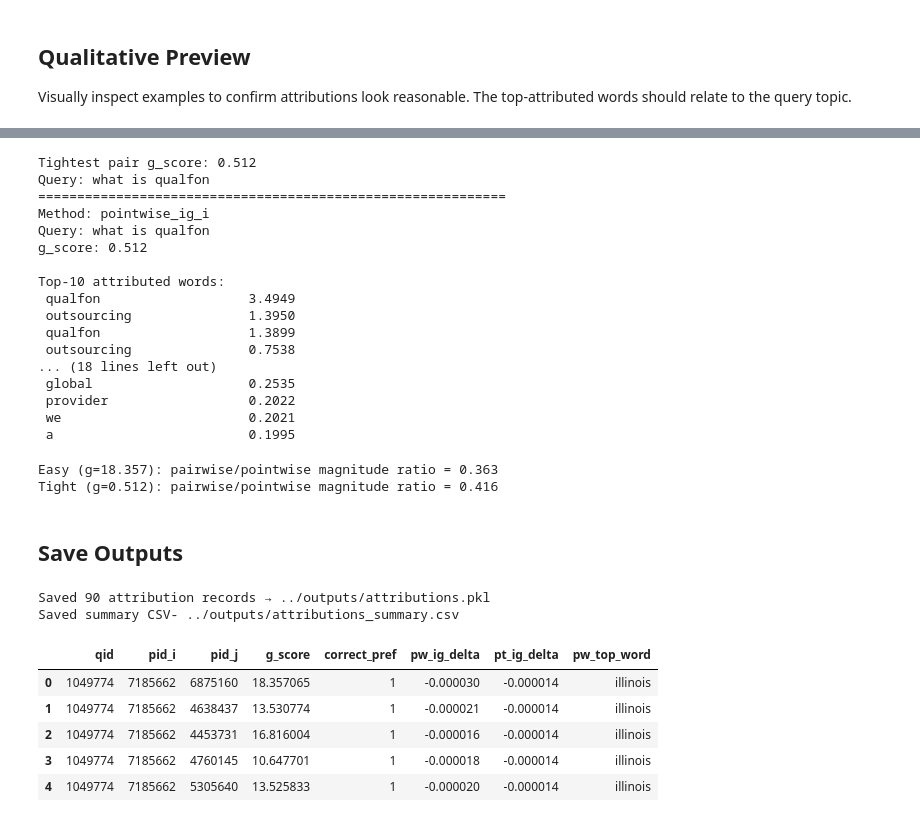
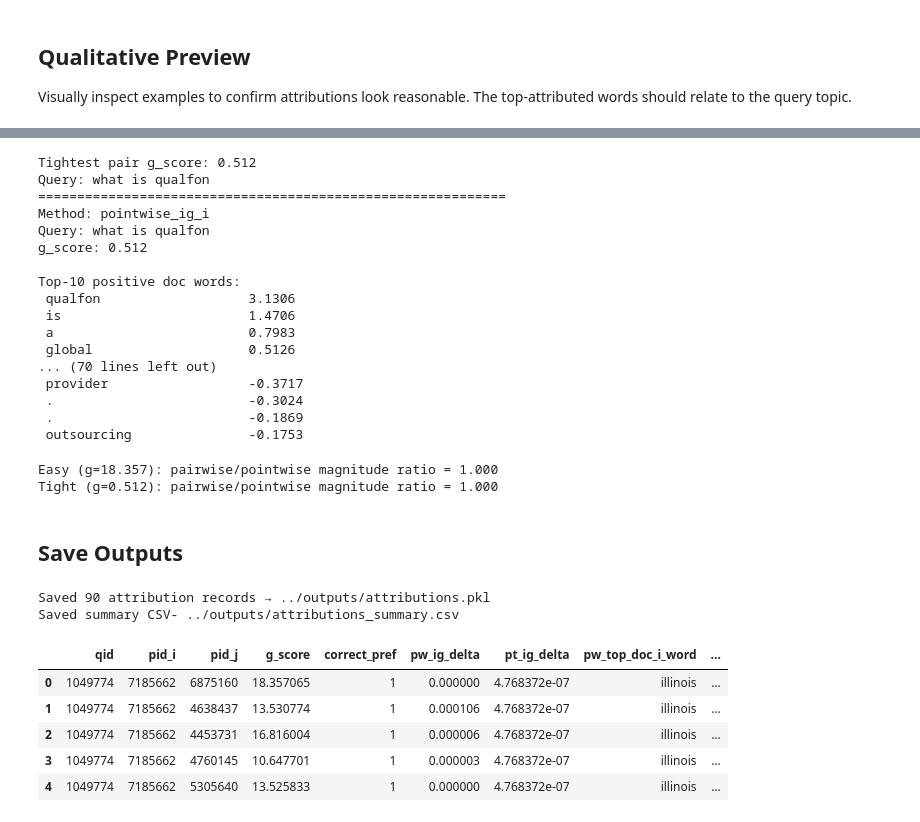
Before and after one commit to eVV44/MSc-DS-thesis, a Jupyter notebook: notebooks/integrated_gradients.ipynb, the cells around one changed output, grey strips where cells are left out. Saved outputs shown, nothing was run; the diff lists cells and outputs as text; code cells hidden in the pictures.

```diff
--- a/notebooks/integrated_gradients.ipynb
+++ b/notebooks/integrated_gradients.ipynb
@@ -24,7 +24,7 @@ from captum.attr import IntegratedGradients
 # %%
 model_name = "cross-encoder/ms-marco-MiniLM-L-6-v2"
 out_dir = Path("../outputs")
-pairs_file = out_dir / "pairwise_scores.pkl"
+pairs_file = out_dir / "pairwise_scores.parquet"
 
 # IG approximates the integral from baseline to input using N interpolated steps.
 n_steps = 100
@@ -392,11 +441,11 @@ test_pairwise = compute_pairwise_ig(
     test_row["passage_j"])
 
 print(f"Convergence delta: {test_pairwise['convergence_delta']:.4f}")
-print(f"Number of word tokens attributed: {len(test_pairwise['word_tokens'])}")
 
-# show top-10 most important words
-idx = np.argsort(test_pairwise["word_scores"])[::-1][:10]
-print("\nTop-10 words by pairwise IG attribution:")
-for i in idx:
-    print(f"{test_pairwise['word_tokens'][i]:<20} {test_pairwise['word_scores'][i]:.4f}")
+for side, label in [("doc_i", "passage_i"), ("doc_j", "passage_j")]:
+    attr = test_pairwise[side]
+    idx = np.argsort(attr["doc_word_scores"])[::-1][:10]
+    print(f"\nTop-10 document words by pairwise IG attribution for {label}:")
+    for i in idx:
+        print(f"{attr['doc_word_tokens'][i]:<20} {attr['doc_word_scores'][i]:.4f}")
 # %% [output]
@@ -434,7 +486,15 @@ for _, row in tqdm(pairs_df.iterrows(), total=len(pairs_df), desc="Computing IG"
         pt_ig_i = compute_pointwise_ig(row["query"], row["passage_i"])
         pt_ig_j = compute_pointwise_ig(row["query"], row["passage_j"])
 
-        # 2) pairwise IG (proposed)
+        # 2) pointwise difference IG (baseline)
+        pt_diff_ig = paired_pointwise_ig(
+            row["query"],
+            row["passage_i"],
+            row["passage_j"],
+            ig_i=pt_ig_i,
+            ig_j=pt_ig_j)
+
+        # 3) pairwise IG (proposed)
         pw_ig = compute_pairwise_ig(
             row["query"],
             row["passage_i"],
@@ -450,6 +510,8 @@ for _, row in tqdm(pairs_df.iterrows(), total=len(pairs_df), desc="Computing IG"
             # pointwise IG
             "pointwise_ig_i": pt_ig_i,
             "pointwise_ig_j": pt_ig_j,
+            # pointwise difference IG
+            "pointwise_difference_ig": pt_diff_ig,
             # pairwise IG
             "pairwise_ig": pw_ig})
 
@@ -547,9 +619,11 @@ r_tight = next(r for r in attribution_records
                and r["pid_j"] == closest_pair["pid_j"])
 
 print("=" * 60)
-show_top_words(r_tight, method="pointwise_ig_i")
+show_top_words(r_tight, method="pointwise_ig_i", segment="doc")
 print()
-show_top_words(r_tight, method="pairwise_ig")
+show_top_words(r_tight, method="pairwise_ig", side="doc_i", segment="doc")
+print()
+show_top_words(r_tight, method="pairwise_ig", side="doc_j", segment="doc")
 # %% [output]
 Tightest pair g_score: 0.512
 Query: what is qualfon
@@ -558,56 +632,58 @@ Method: pointwise_ig_i
 Query: what is qualfon
 g_score: 0.512
 
-Top-10 attributed words:
- qualfon                   3.4949
- outsourcing               1.3950
- qualfon                   1.3899
- outsourcing               0.7538
-... (18 lines left out)
- global                    0.2535
- provider                  0.2022
- we                        0.2021
- a                         0.1995
+Top-10 positive doc words:
+ qualfon                   3.1306
+ is                        1.4706
+ a                         0.7983
+ global                    0.5126
+... (70 lines left out)
+ provider                  -0.3717
+ .                         -0.3024
+ .                         -0.1869
+ outsourcing               -0.1753
 # %%
 # for each pair, compute the ratio of pairwise to pointwise magnitude
 # this isolates the margin effect from document-specific effects
 
 for label, r in [("Easy (g=18.357)", attribution_records[0]), ("Tight (g=0.512)", r_tight)]:
-    pw_mag = r["pairwise_ig"]["word_scores"].mean()
-    pt_mag = r["pointwise_ig_i"]["word_scores"].mean()
+    pw_mag = np.abs(r["pairwise_ig"]["doc_i"]["doc_word_scores"]).mean()
+    pt_mag = np.abs(r["pointwise_ig_i"]["doc_word_scores"]).mean()
     print(f"{label}: pairwise/pointwise magnitude ratio = {pw_mag/pt_mag:.3f}")
 # %% [output]
-Easy (g=18.357): pairwise/pointwise magnitude ratio = 0.363
-Tight (g=0.512): pairwise/pointwise magnitude ratio = 0.416
+Easy (g=18.357): pairwise/pointwise magnitude ratio = 1.000
+Tight (g=0.512): pairwise/pointwise magnitude ratio = 1.000
 # %% [markdown]
 ## Save Outputs
 # %%
 out_path = out_dir / "attributions.pkl"
 with open(out_path, "wb") as f:
     pickle.dump(attribution_records, f)
 
 print(f"Saved {len(attribution_records)} attribution records → {out_path}")
 
 # save a summary csv
 summary = pd.DataFrame([{
     "qid": r["qid"],
     "pid_i": r["pid_i"],
     "pid_j": r["pid_j"],
     "g_score": r["g_score"],
     "correct_pref": r["correct_pref"],
     "pw_ig_delta": r["pairwise_ig"]["convergence_delta"],
     "pt_ig_delta": r["pointwise_ig_i"]["convergence_delta"],
-    "pw_top_word": r["pairwise_ig"]["word_tokens"][np.argmax(r["pairwise_ig"]["word_scores"])] if len(r["pairwise_ig"]["word_tokens"]) > 0 else ""} for r in attribution_records])
+    "pw_top_doc_i_word": r["pairwise_ig"]["doc_i"]["doc_word_tokens"][np.argmax(r["pairwise_ig"]["doc_i"]["doc_word_scores"])] if len(r["pairwise_ig"]["doc_i"]["doc_word_tokens"]) > 0 else "",
+    "pw_top_doc_j_word": r["pairwise_ig"]["doc_j"]["doc_word_tokens"][np.argmax(r["pairwise_ig"]["doc_j"]["doc_word_scores"])] if len(r["pairwise_ig"]["doc_j"]["doc_word_tokens"]) > 0 else "",
+} for r in attribution_records])
 
 summary.to_csv(out_dir / "attributions_summary.csv", index=False)
 print(f"Saved summary CSV- {out_dir / 'attributions_summary.csv'}")
 summary.head()
 # %% [output]
 Saved 90 attribution records → ../outputs/attributions.pkl
 Saved summary CSV- ../outputs/attributions_summary.csv
-|  | qid | pid_i | pid_j | g_score | correct_pref | pw_ig_delta | pt_ig_delta | pw_top_word |
-| 0 | 1049774 | 7185662 | 6875160 | 18.357065 | 1 | -0.000030 | -0.000014 | illinois |
-| 1 | 1049774 | 7185662 | 4638437 | 13.530774 | 1 | -0.000021 | -0.000014 | illinois |
-| 2 | 1049774 | 7185662 | 4453731 | 16.816004 | 1 | -0.000016 | -0.000014 | illinois |
-| 3 | 1049774 | 7185662 | 4760145 | 10.647701 | 1 | -0.000018 | -0.000014 | illinois |
-| 4 | 1049774 | 7185662 | 5305640 | 13.525833 | 1 | -0.000020 | -0.000014 | illinois |
+|  | qid | pid_i | pid_j | g_score | correct_pref | pw_ig_delta | pt_ig_delta | pw_top_doc_i_word | ... |
+| 0 | 1049774 | 7185662 | 6875160 | 18.357065 | 1 | 0.000000 | 4.768372e-07 | illinois | ... |
+| 1 | 1049774 | 7185662 | 4638437 | 13.530774 | 1 | 0.000106 | 4.768372e-07 | illinois | ... |
+| 2 | 1049774 | 7185662 | 4453731 | 16.816004 | 1 | 0.000006 | 4.768372e-07 | illinois | ... |
+| 3 | 1049774 | 7185662 | 4760145 | 10.647701 | 1 | 0.000003 | 4.768372e-07 | illinois | ... |
+| 4 | 1049774 | 7185662 | 5305640 | 13.525833 | 1 | 0.000000 | 4.768372e-07 | illinois | ... |
```
Also changed, not shown: parts of 18 cells of this notebook.
